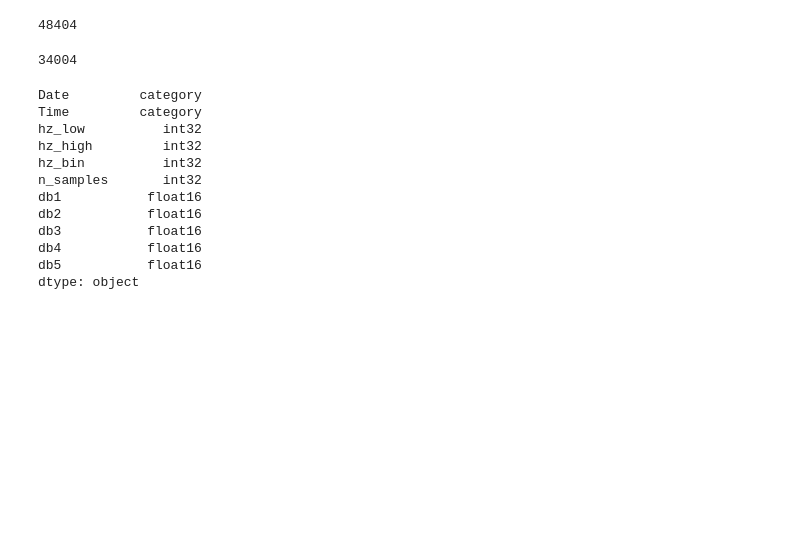
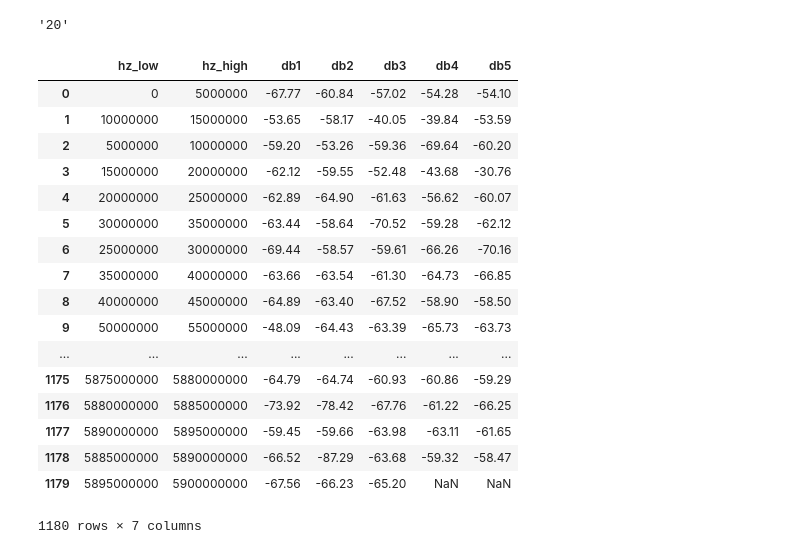
Before and after one commit to trdougherty/radio, a Jupyter notebook: Untitled.ipynb, the cells around one changed output. Drawn from its saved outputs; the diff is of its cells as text; code cells hidden in the pictures; blank space fills up the shorter version.

```diff
--- a/Untitled.ipynb
+++ b/Untitled.ipynb
@@ -11,4 +8,0 @@ sys.getsizeof(sweep)
-# %%
-cat_columns = sweep.select_dtypes(['object']).columns
-sweep[cat_columns] = sweep[cat_columns].apply(lambda x: x.astype('category'))
-sys.getsizeof(sweep)
@@ -32,29 +9,36 @@ dtype: object
-# %%
-sweep = sweep.astype({"hz_bin":"int32"})
-# %%
-float_cols = sweep.select_dtypes(['float64']).columns
-sweep[float_cols] = sweep[float_cols].apply(lambda x: x.astype('float16'))
-sys.getsizeof(sweep)
-# %% [output]
-48404
-# %%
-    int_cols = sweep.select_dtypes(['int64']).columns
-    sweep[int_cols] = sweep[int_cols].apply(lambda x: x.astype('int32'))
-sys.getsizeof(sweep)
-# %% [output]
-34004
-# %%
-sweep.dtypes
-# %% [output]
-Date         category
-Time         category
-hz_low          int32
-hz_high         int32
-hz_bin          int32
-n_samples       int32
-db1           float16
-db2           float16
-db3           float16
-db4           float16
-db5           float16
-dtype: object
+# %%
+sweep.dtypes
+sys.getsizeof(sweep)
+
+date = str(sweep['Date'][0].strip())
+time = str(sweep['Time'][0].strip())
+bins = str(sweep['hz_bin'][0])
+samples = str(sweep['n_samples'][0])
+
+samples
+# %% [output]
+'20'
+# %%
+moo = sweep
+# %%
+moo = moo.drop(["Date","Time","n_samples","hz_bin"], axis=1)
+moo
+# %% [output]
+|  | hz_low | hz_high | db1 | db2 | db3 | db4 | db5 |
+| 0 | 0 | 5000000 | -67.77 | -60.84 | -57.02 | -54.28 | -54.10 |
+| 1 | 10000000 | 15000000 | -53.65 | -58.17 | -40.05 | -39.84 | -53.59 |
+| 2 | 5000000 | 10000000 | -59.20 | -53.26 | -59.36 | -69.64 | -60.20 |
+| 3 | 15000000 | 20000000 | -62.12 | -59.55 | -52.48 | -43.68 | -30.76 |
+| 4 | 20000000 | 25000000 | -62.89 | -64.90 | -61.63 | -56.62 | -60.07 |
+| 5 | 30000000 | 35000000 | -63.44 | -58.64 | -70.52 | -59.28 | -62.12 |
+| 6 | 25000000 | 30000000 | -69.44 | -58.57 | -59.61 | -66.26 | -70.16 |
+| 7 | 35000000 | 40000000 | -63.66 | -63.54 | -61.30 | -64.73 | -66.85 |
+| 8 | 40000000 | 45000000 | -64.89 | -63.40 | -67.52 | -58.90 | -58.50 |
+| 9 | 50000000 | 55000000 | -48.09 | -64.43 | -63.39 | -65.73 | -63.73 |
+| ... | ... | ... | ... | ... | ... | ... | ... |
+| 1175 | 5875000000 | 5880000000 | -64.79 | -64.74 | -60.93 | -60.86 | -59.29 |
+| 1176 | 5880000000 | 5885000000 | -73.92 | -78.42 | -67.76 | -61.22 | -66.25 |
+| 1177 | 5890000000 | 5895000000 | -59.45 | -59.66 | -63.98 | -63.11 | -61.65 |
+| 1178 | 5885000000 | 5890000000 | -66.52 | -87.29 | -63.68 | -59.32 | -58.47 |
+| 1179 | 5895000000 | 5900000000 | -67.56 | -66.23 | -65.20 | NaN | NaN |
+1180 rows × 7 columns
```
Also changed, not shown: parts of 11 cells of this notebook, 4 other files.
